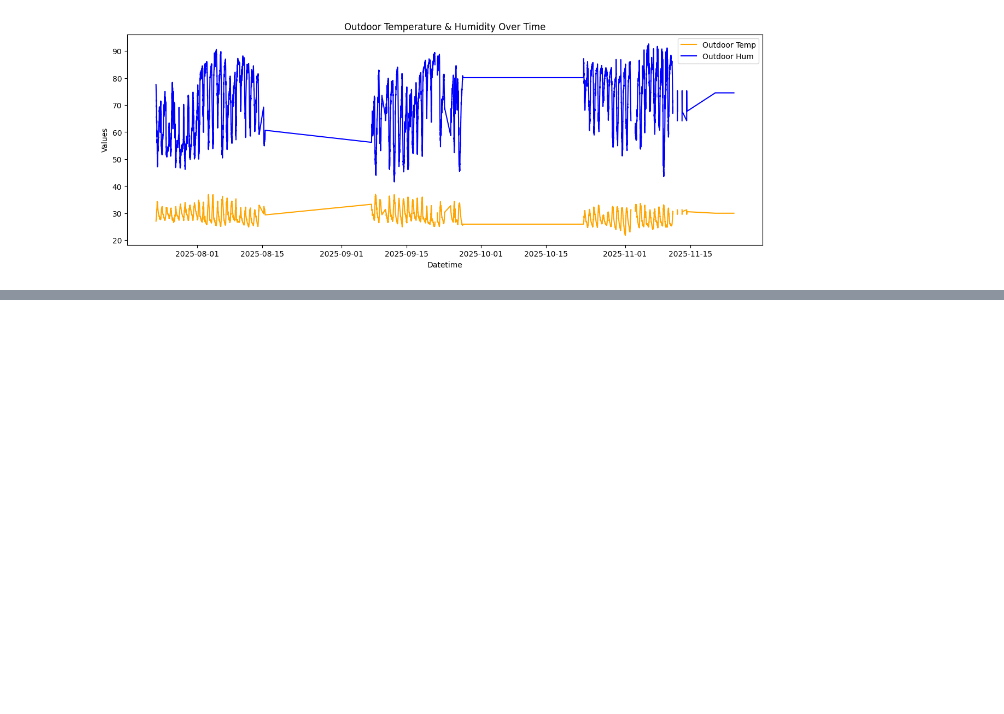
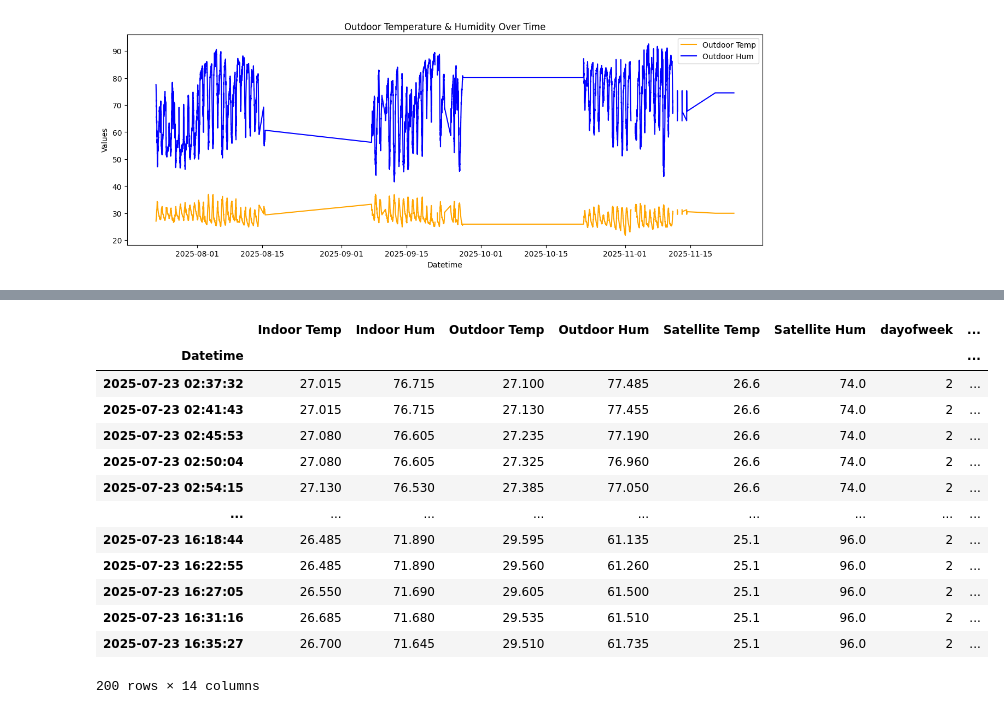
Before and after one commit to Harinadhavasala/Chatbot_Code, a Jupyter notebook: Untitled5.ipynb, the cells around one changed output, grey strips where cells are left out. Cells and saved outputs as stored; diff of their text form; code cells hidden in the pictures; blank space fills up the shorter version.

```diff
--- a/Untitled5.ipynb
+++ b/Untitled5.ipynb
@@ -508,0 +409,17 @@ df.describe()
+# %%
+df.head(200)
+# %% [output]
+|  | Indoor Temp | Indoor Hum | Outdoor Temp | Outdoor Hum | Satellite Temp | Satellite Hum | dayofweek | ... |
+| Datetime |  |  |  |  |  |  |  | ... |
+| 2025-07-23 02:37:32 | 27.015 | 76.715 | 27.100 | 77.485 | 26.6 | 74.0 | 2 | ... |
+| 2025-07-23 02:41:43 | 27.015 | 76.715 | 27.130 | 77.455 | 26.6 | 74.0 | 2 | ... |
+| 2025-07-23 02:45:53 | 27.080 | 76.605 | 27.235 | 77.190 | 26.6 | 74.0 | 2 | ... |
+| 2025-07-23 02:50:04 | 27.080 | 76.605 | 27.325 | 76.960 | 26.6 | 74.0 | 2 | ... |
+| 2025-07-23 02:54:15 | 27.130 | 76.530 | 27.385 | 77.050 | 26.6 | 74.0 | 2 | ... |
+| ... | ... | ... | ... | ... | ... | ... | ... | ... |
+| 2025-07-23 16:18:44 | 26.485 | 71.890 | 29.595 | 61.135 | 25.1 | 96.0 | 2 | ... |
+| 2025-07-23 16:22:55 | 26.485 | 71.890 | 29.560 | 61.260 | 25.1 | 96.0 | 2 | ... |
+| 2025-07-23 16:27:05 | 26.550 | 71.690 | 29.605 | 61.500 | 25.1 | 96.0 | 2 | ... |
+| 2025-07-23 16:31:16 | 26.685 | 71.680 | 29.535 | 61.510 | 25.1 | 96.0 | 2 | ... |
+| 2025-07-23 16:35:27 | 26.700 | 71.645 | 29.510 | 61.735 | 25.1 | 96.0 | 2 | ... |
+200 rows × 14 columns
```
Also changed, not shown: parts of 38 cells of this notebook.
